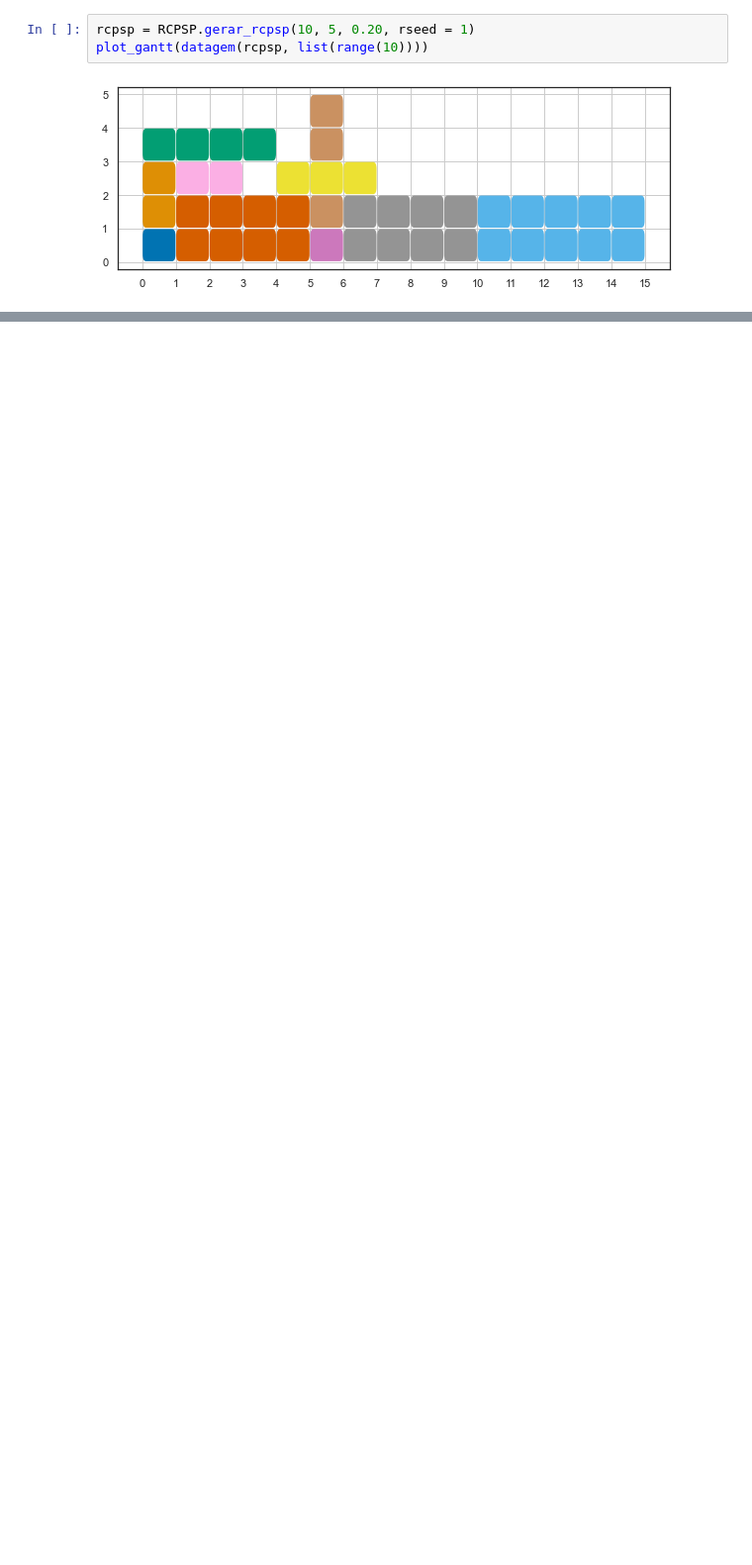
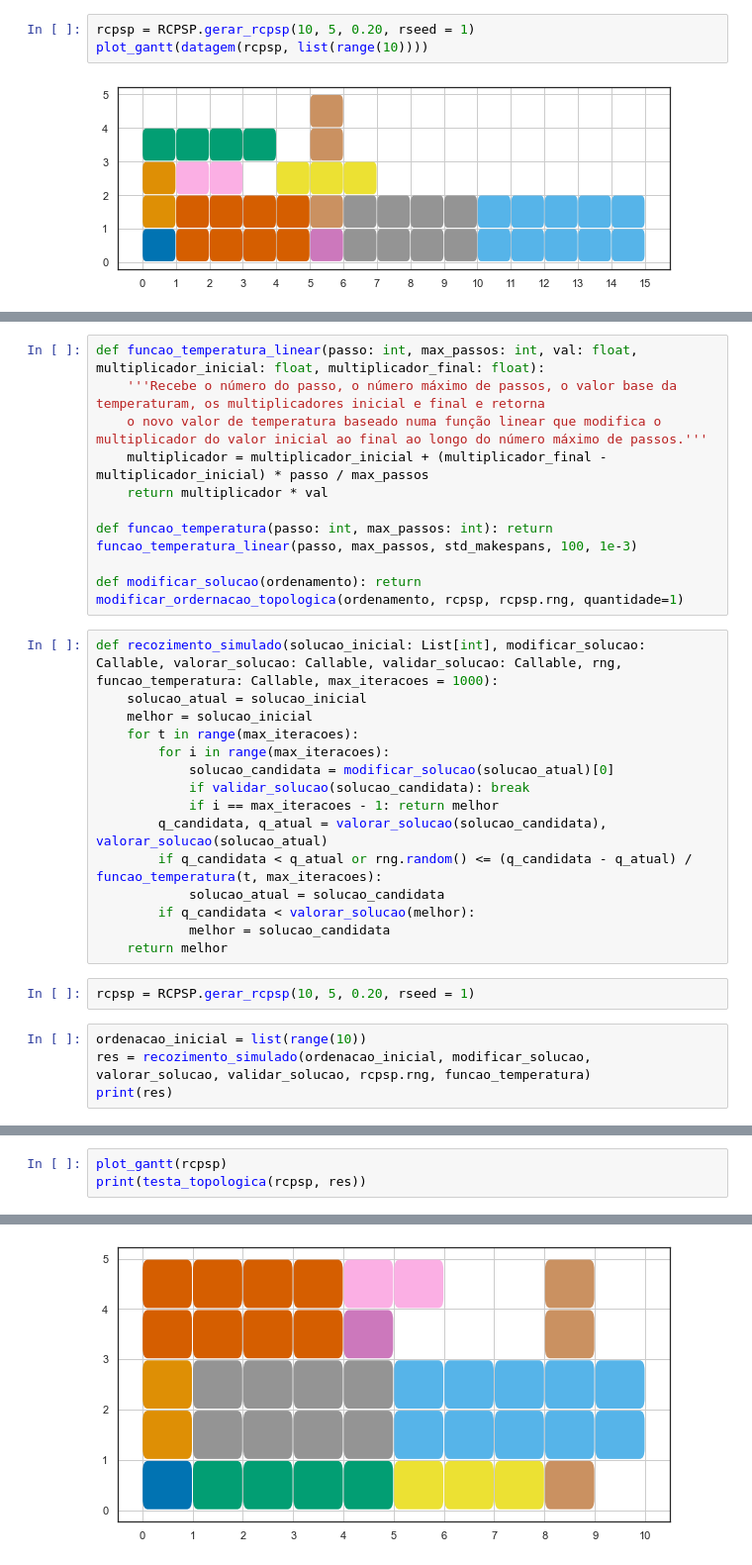
Before and after one commit to CoralBleaching/Metaheuristics-CombinatorialOptim, a Jupyter notebook: RCPSP.ipynb, the cells around one changed output, grey strips where cells are left out. Shown at 99% size. Saved outputs shown, nothing was run; the diff lists cells and outputs as text; blank space fills up the shorter version.

```diff
--- a/RCPSP.ipynb
+++ b/RCPSP.ipynb
@@ -604,0 +623,31 @@ plot_gantt(rcpsp)
+# %%
+def funcao_temperatura_linear(passo: int, max_passos: int, val: float, multiplicador_inicial: float, multiplicador_final: float):
+    '''Recebe o número do passo, o número máximo de passos, o valor base da temperaturam, os multiplicadores inicial e final e retorna
+    o novo valor de temperatura baseado numa função linear que modifica o multiplicador do valor inicial ao final ao longo do número máximo de passos.'''
+    multiplicador = multiplicador_inicial + (multiplicador_final - multiplicador_inicial) * passo / max_passos
+    return multiplicador * val
+
+def funcao_temperatura(passo: int, max_passos: int): return funcao_temperatura_linear(passo, max_passos, std_makespans, 100, 1e-3)
+
+def modificar_solucao(ordenamento): return modificar_ordernacao_topologica(ordenamento, rcpsp, rcpsp.rng, quantidade=1)
+# %%
+def recozimento_simulado(solucao_inicial: List[int], modificar_solucao: Callable, valorar_solucao: Callable, validar_solucao: Callable, rng, funcao_temperatura: Callable, max_iteracoes = 1000):
+    solucao_atual = solucao_inicial
+    melhor = solucao_inicial
+    for t in range(max_iteracoes):
+        for i in range(max_iteracoes):
+            solucao_candidata = modificar_solucao(solucao_atual)[0]
+            if validar_solucao(solucao_candidata): break
+            if i == max_iteracoes - 1: return melhor
+        q_candidata, q_atual = valorar_solucao(solucao_candidata), valorar_solucao(solucao_atual)
+        if q_candidata < q_atual or rng.random() <= (q_candidata - q_atual) / funcao_temperatura(t, max_iteracoes):
+            solucao_atual = solucao_candidata
+        if q_candidata < valorar_solucao(melhor):
+            melhor = solucao_candidata
+    return melhor
+# %%
+rcpsp = RCPSP.gerar_rcpsp(10, 5, 0.20, rseed = 1)
+# %%
+ordenacao_inicial = list(range(10))
+res = recozimento_simulado(ordenacao_inicial, modificar_solucao, valorar_solucao, validar_solucao, rcpsp.rng, funcao_temperatura)
+print(res)
@@ -604,0 +656,4 @@ plot_gantt(rcpsp)
+# %%
+plot_gantt(rcpsp)
+print(testa_topologica(rcpsp, res))
+# %% [output]
@@ -604,0 +661 @@ plot_gantt(rcpsp)
+[figure, added]
```
Also changed, not shown: parts of 14 cells of this notebook.
